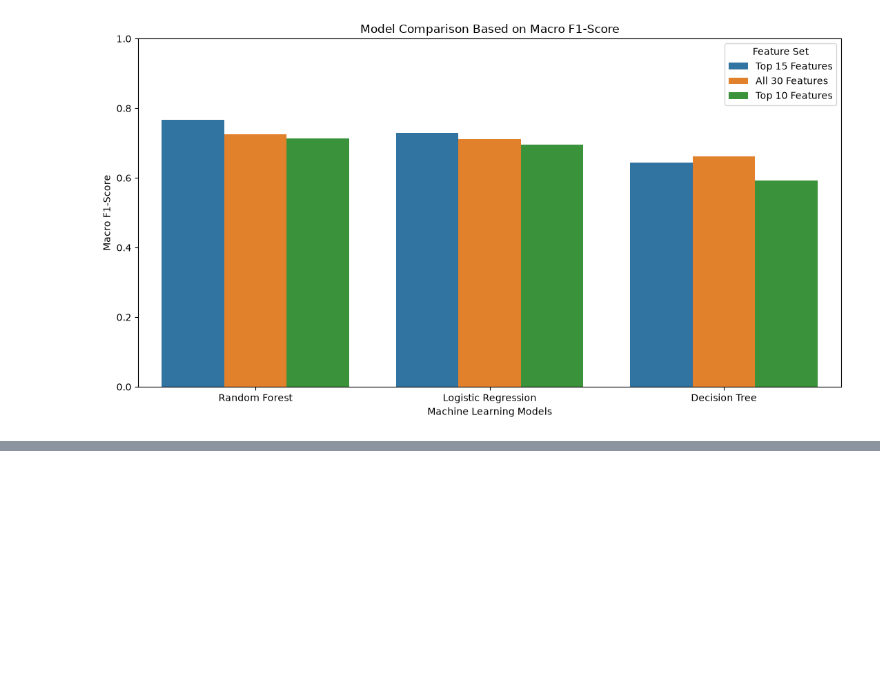
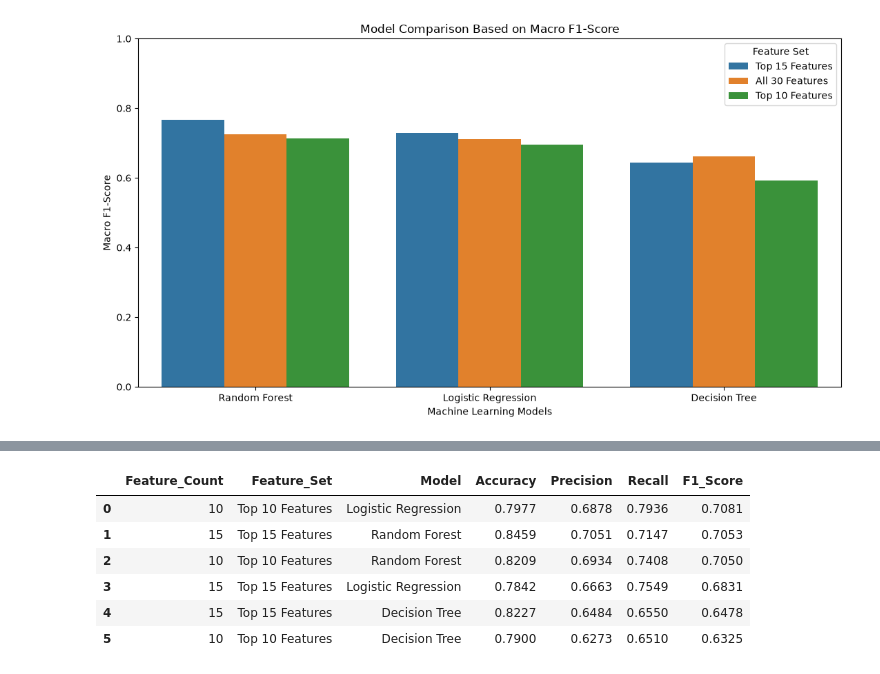
Before and after one commit to SachinKrSingh-138/Academic_Project, a Jupyter notebook: notebooks/analysis.ipynb, the cells around one changed output, grey strips where cells are left out. Cells and saved outputs as stored; diff of their text form; code cells hidden in the pictures; blank space fills up the shorter version.

Commit message:
Add leakage-free cross-validation and final model training

```diff
--- a/notebooks/analysis.ipynb
+++ b/notebooks/analysis.ipynb
@@ -968,0 +1138,64 @@ plt.show()
+# %%
+
+# Create a stratified 5-fold cross-validation strategy
+cv_corrected = StratifiedKFold(
+    n_splits=5,
+    shuffle=True,
+    random_state=42
+)
+
+# Define the evaluation metrics
+scoring_metrics = {
+    "accuracy": "accuracy",
+    "precision": "precision_macro",
+    "recall": "recall_macro",
+    "f1": "f1_macro"
+}
+
+# Store the corrected cross-validation results
+corrected_cv_results = []
+
+# Evaluate all six pipelines using 5-fold cross-validation
+for (k, model_name), pipeline in evaluation_pipelines.items():
+
+    # Calculate performance scores for the current pipeline
+    scores = cross_validate(
+        pipeline,
+        X_train,
+        y_train_encoded,
+        cv=cv_corrected,
+        scoring=scoring_metrics,
+        n_jobs=-1,
+        error_score="raise"
+    )
+
+    # Store the average evaluation scores
+    corrected_cv_results.append({
+        "Feature_Count": k,
+        "Feature_Set": f"Top {k} Features",
+        "Model": model_name,
+        "Accuracy": scores["test_accuracy"].mean(),
+        "Precision": scores["test_precision"].mean(),
+        "Recall": scores["test_recall"].mean(),
+        "F1_Score": scores["test_f1"].mean()
+    })
+
+# Convert the results into a DataFrame
+corrected_cv_results_df = pd.DataFrame(corrected_cv_results)
+
+# Sort the results by macro F1-score
+corrected_cv_results_df = corrected_cv_results_df.sort_values(
+    by="F1_Score",
+    ascending=False
+).reset_index(drop=True)
+
+# Display the corrected results
+display(corrected_cv_results_df.round(4))
+# %% [output]
+|  | Feature_Count | Feature_Set | Model | Accuracy | Precision | Recall | F1_Score |
+| 0 | 10 | Top 10 Features | Logistic Regression | 0.7977 | 0.6878 | 0.7936 | 0.7081 |
+| 1 | 15 | Top 15 Features | Random Forest | 0.8459 | 0.7051 | 0.7147 | 0.7053 |
+| 2 | 10 | Top 10 Features | Random Forest | 0.8209 | 0.6934 | 0.7408 | 0.7050 |
+| 3 | 15 | Top 15 Features | Logistic Regression | 0.7842 | 0.6663 | 0.7549 | 0.6831 |
+| 4 | 15 | Top 15 Features | Decision Tree | 0.8227 | 0.6484 | 0.6550 | 0.6478 |
+| 5 | 10 | Top 10 Features | Decision Tree | 0.7900 | 0.6273 | 0.6510 | 0.6325 |
```
Also changed, not shown: parts of 18 cells of this notebook.
